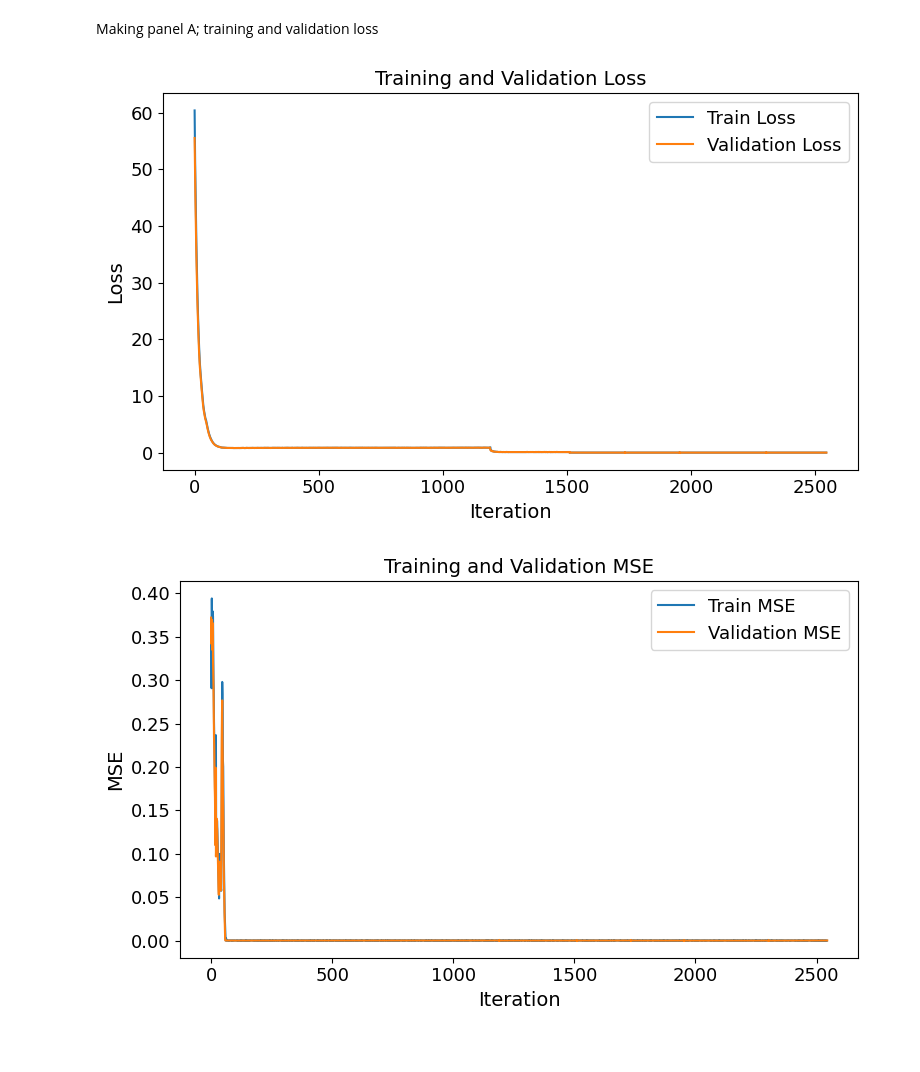
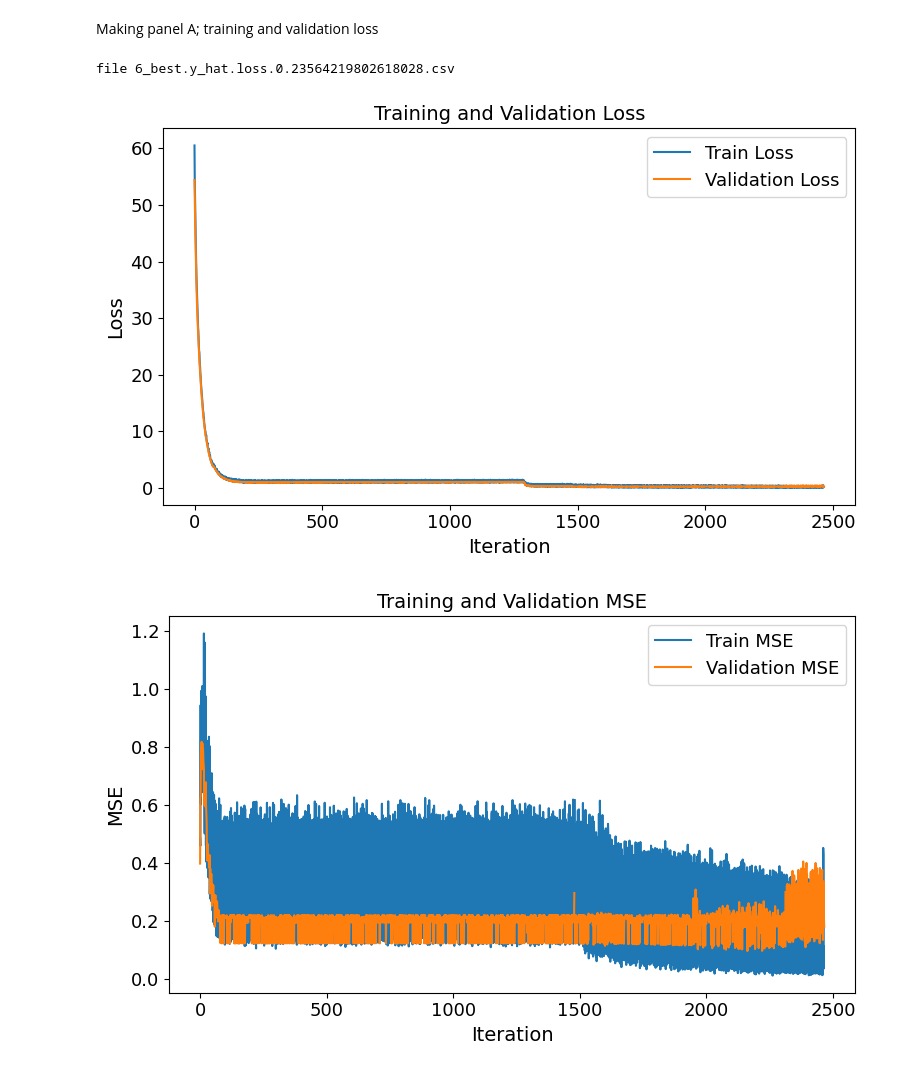
Before and after one commit to sanderlab/cellbox_torch, a Jupyter notebook: Abdullah_kuziez/making_figures/pearson&loss.ipynb, the cells around one changed output. Cells and saved outputs as stored; diff of their text form; code cells hidden in the pictures.

```diff
--- a/Abdullah_kuziez/making_figures/pearson&loss.ipynb
+++ b/Abdullah_kuziez/making_figures/pearson&loss.ipynb
@@ -55,7 +189,12 @@ def plot_loss_curves(loss_rel_path):
 # %%
-os.chdir(r'C:\Users\abdul\OneDrive - University of Cambridge\Desktop\MDRA\cellbox_torch\Abdullah_kuziez')
-loss_rel_path=r'Experiments\results\Pytorch_RP_fig2_rep_c65774d6a4fef0b13bf1c2f9cc8d7d2a\seed_000\record_eval.csv'
-plot_loss_curves(loss_rel_path)
+config_path=r'C:\Users\abdul\OneDrive - University of Cambridge\Desktop\MDRA\cellbox_torch\Abdullah_kuziez\Experiments\configs\random_part_tgtd_prots_perf_scale.json'
+loss_path, y_path, yhat_path, row_matching_path= get_paths(config_path)
+plot_loss_curves(loss_path)
+plt.show()
+plot_pearson_correlation(y_path, yhat_path, row_matching_path)
+plt.xlim(-20,15)
+plt.show()
 # %% [output]
+file 6_best.y_hat.loss.0.23564219802618028.csv
-[figure, old version]
+[figure, new version]
-[figure, old version]
+[figure, new version]
```
Also changed, not shown: parts of 5 cells of this notebook, 36 other files.
